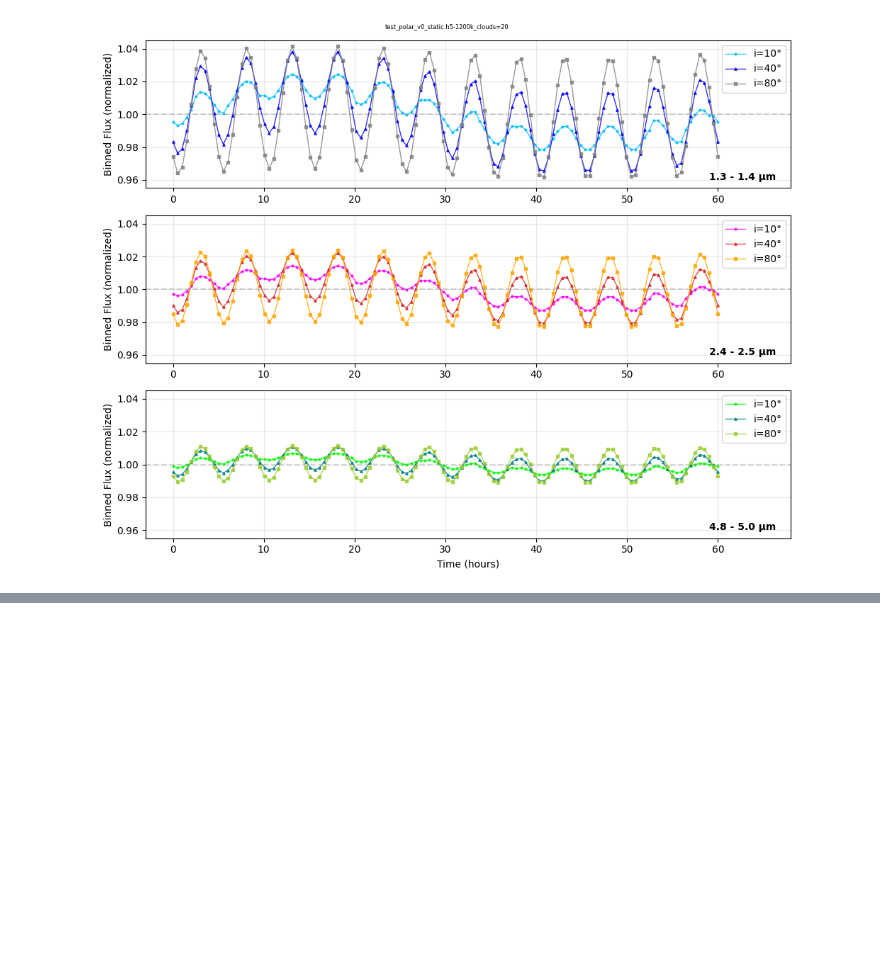
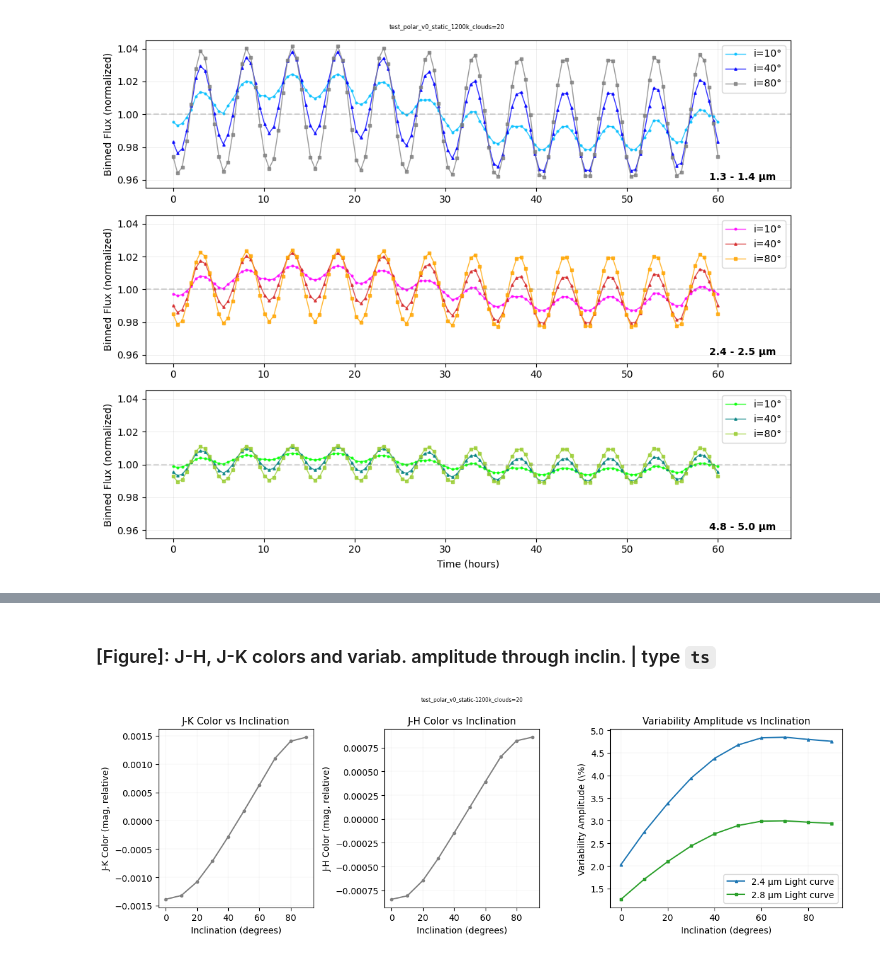
Before and after one commit to fudanguyen/polarVortexJwst, a Jupyter notebook: spec_module/customFigs.ipynb, the cells around one changed output, grey strips where cells are left out. Saved outputs shown, nothing was run; the diff lists cells and outputs as text; code cells hidden in the pictures; blank space fills up the shorter version.

```diff
--- a/spec_module/customFigs.ipynb
+++ b/spec_module/customFigs.ipynb
@@ -322,0 +445,51 @@ ax.set_ylim(1.0, 1.15)
+# %% [markdown]
+### [Figure]: J-H, J-K colors and variab. amplitude through inclin. | type `ts`
+# %%
+# ======= Relative J-K and J-H Color and variability amplitude vs Inclination Plot =======
+
+# Plot color vs inclination
+fig, [ax1, ax2, ax3] = plt.subplots(1, 3, figsize=(12, 4), width_ratios=[1, 1, 1.5])
+
+codename = photrunName_ts[:-3] + '-' + default_specConfigName
+fig.suptitle(codename, fontsize=6)
+
+inclinations, JK_inc = zip(*colorsJK)
+_, JH_inc = zip(*colorsJH)
+_, amplitudes1_inc = zip(*amplitudes1)
+_, amplitudes2_inc = zip(*amplitudes2)
+
+JK_inc_mean, JH_inc_mean = np.mean(JK_inc), np.mean(JH_inc)
+ax1.plot(inclinations, JK_inc - JK_inc_mean, marker='.', linestyle='-',
+         c='gray')
+ax1.set_title(f'J-K Color vs Inclination', fontsize=11)
+ax1.set_xlabel('Inclination (degrees)')
+ax1.set_ylabel('J-K Color (mag, relative)')
+ax1.grid(True, alpha=0.3, lw=0.3)
+
+ax2.plot(inclinations, JH_inc - JH_inc_mean, marker='.', linestyle='-',
+        c='gray')
+ax2.set_title(f'J-H Color vs Inclination', fontsize=11)
+ax2.set_xlabel('Inclination (degrees)')
+ax2.set_ylabel('J-H Color (mag, relative)')
+ax2.grid(True, alpha=0.3, lw=0.3)
+
+# Plot variability amplitude vs inclination
+ax3.plot(inclinations, amplitudes1_inc, marker='^', markersize=3, linestyle='-',
+         c='tab:blue', label='2.4 μm Light curve')
+ax3.plot(inclinations, amplitudes2_inc, marker='s', markersize = 3, linestyle='-',
+         c='tab:green', label='2.8 μm Light curve')
+ax3.set_title(f'Variability Amplitude vs Inclination', fontsize=11)
+ax3.set_xlabel('Inclination (degrees)')
+ax3.set_ylabel('Variability Amplitude (\%)')
+ax3.legend()
+ax3.grid(True, alpha=0.3, lw=0.3)
+
+plt.tight_layout()
+if save:
+    handle = f'color_inclination_{codename}.pdf'
+    save_path = os.path.join(plotDir, handle)
+    plt.savefig(save_path, dpi=300, bbox_inches='tight')
+plt.show()
+plt.close(fig)
+# %% [output]
+[figure, added]
```
Also changed, not shown: parts of 15 cells of this notebook, 7 other files.
